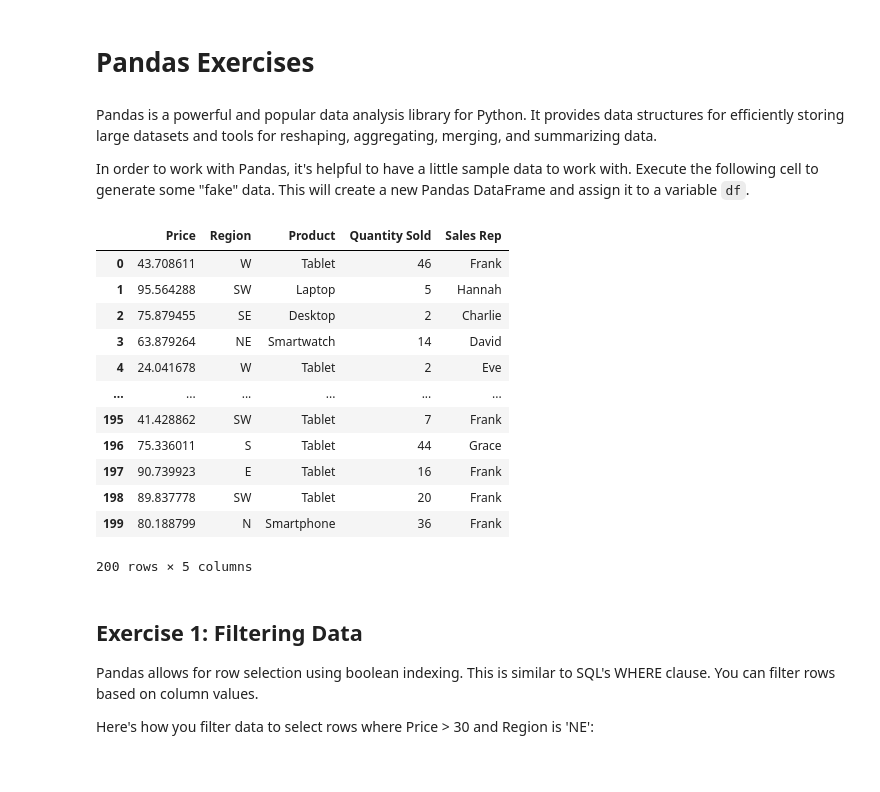
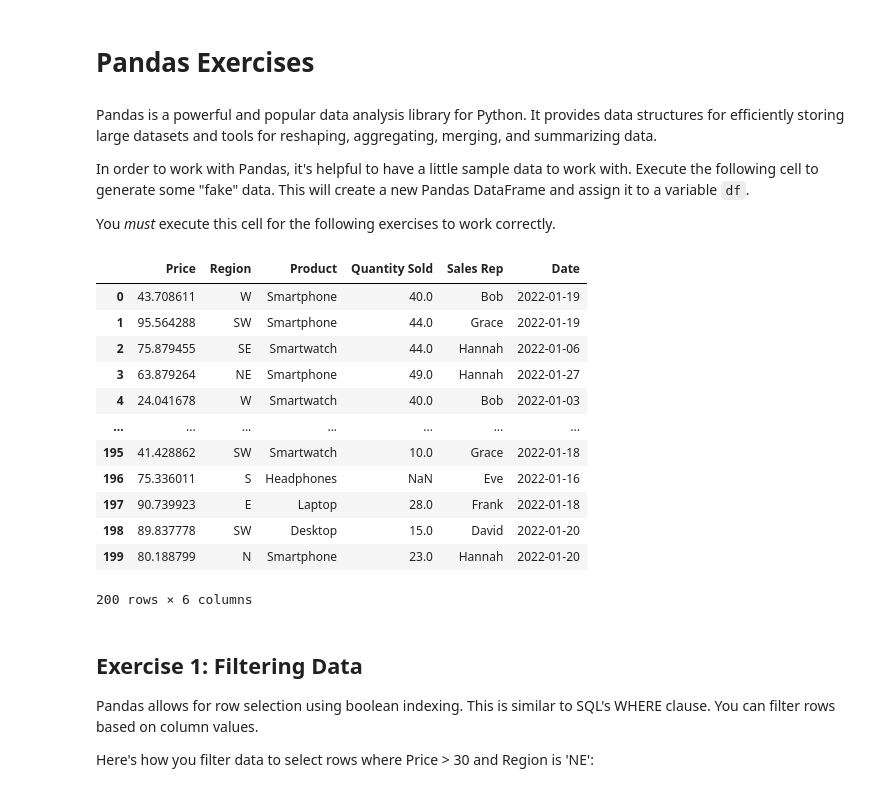
Before and after one commit to oliver-dxh/407-week1-assignment-intro-to-python, a Jupyter notebook: week1-assignment.ipynb, the cells around one changed output. Saved outputs shown, nothing was run; the diff lists cells and outputs as text; code cells hidden in the pictures.

```diff
--- a/week1-assignment.ipynb
+++ b/week1-assignment.ipynb
@@ -175,6 +181,8 @@ Write a piece of code that tries to access a key that doesn't exist in a diction
 Pandas is a powerful and popular data analysis library for Python. It provides data structures for efficiently storing large datasets and tools for reshaping, aggregating, merging, and summarizing data.
 
 In order to work with Pandas, it's helpful to have a little sample data to work with.  Execute the following cell to generate some "fake" data.  This will create a new Pandas DataFrame and assign it to a variable `df`.
+
+You *must* execute this cell for the following exercises to work correctly.
 # %%
 import random
 import pandas as pd
@@ -184,46 +192,72 @@ import numpy as np
 np.random.seed(42)
 
 # Generate sample data
 regions = ['NE', 'NW', 'SE', 'SW', 'S', 'N', 'E', 'W']
 data = {
     'Price': np.random.uniform(10, 100, 200),
     'Region': np.random.choice(regions, 200)
 }
 
 # Convert data to a pandas DataFrame
 df = pd.DataFrame(data)
 
 # Randomly generate "Product" data
 products = ['Laptop', 'Desktop', 'Tablet', 'Smartphone', 'Smartwatch', 'Headphones']
 product_data = [random.choice(products) for _ in range(200)]
 
 # Randomly generate "Quantity Sold" data
 quantity_data = [random.randint(1, 50) for _ in range(200)]
 
 # Randomly generate "Sales Rep" data
 sales_reps = ['Alice', 'Bob', 'Charlie', 'David', 'Eve', 'Frank', 'Grace', 'Hannah']
 sales_rep_data = [random.choice(sales_reps) for _ in range(200)]
 
 # Add these columns to the dataframe
 df['Product'] = product_data
 df['Quantity Sold'] = quantity_data
 df['Sales Rep'] = sales_rep_data
 
+# Add a date column
+from datetime import datetime, timedelta
+
+# Generate an uneven sequence of dates
+start_date = datetime(2022, 1, 1)
+date_range = [start_date + timedelta(days=random.randint(0,30)) for _ in range(df.shape[0])]
+
+# Make sure our generated dates don't exceed the end_date
+date_range = [date if date <= end_date else end_date for date in date_range]
+
+df['Date'] = date_range
+
+# Add some na's
+# Randomly select indices
+num_nans=3
+random_indices = df['Price'].sample(n=num_nans).index
+
+# Replace selected indices with NaN
+df.loc[random_indices, 'Price'] = np.nan
+
+random_indices = df['Quantity Sold'].sample(n=num_nans).index
+
+# Replace selected indices with NaN
+df.loc[random_indices, 'Quantity Sold'] = np.nan
+
+
 df
 # %% [output]
-|  | Price | Region | Product | Quantity Sold | Sales Rep |
-| 0 | 43.708611 | W | Tablet | 46 | Frank |
-| 1 | 95.564288 | SW | Laptop | 5 | Hannah |
-| 2 | 75.879455 | SE | Desktop | 2 | Charlie |
-| 3 | 63.879264 | NE | Smartwatch | 14 | David |
-| 4 | 24.041678 | W | Tablet | 2 | Eve |
-| ... | ... | ... | ... | ... | ... |
-| 195 | 41.428862 | SW | Tablet | 7 | Frank |
-| 196 | 75.336011 | S | Tablet | 44 | Grace |
-| 197 | 90.739923 | E | Tablet | 16 | Frank |
-| 198 | 89.837778 | SW | Tablet | 20 | Frank |
-| 199 | 80.188799 | N | Smartphone | 36 | Frank |
+|  | Price | Region | Product | Quantity Sold | Sales Rep | Date |
+| 0 | 43.708611 | W | Smartphone | 40.0 | Bob | 2022-01-19 |
+| 1 | 95.564288 | SW | Smartphone | 44.0 | Grace | 2022-01-19 |
+| 2 | 75.879455 | SE | Smartwatch | 44.0 | Hannah | 2022-01-06 |
+| 3 | 63.879264 | NE | Smartphone | 49.0 | Hannah | 2022-01-27 |
+| 4 | 24.041678 | W | Smartwatch | 40.0 | Bob | 2022-01-03 |
+| ... | ... | ... | ... | ... | ... | ... |
+| 195 | 41.428862 | SW | Smartwatch | 10.0 | Grace | 2022-01-18 |
+| 196 | 75.336011 | S | Headphones | NaN | Eve | 2022-01-16 |
+| 197 | 90.739923 | E | Laptop | 28.0 | Frank | 2022-01-18 |
+| 198 | 89.837778 | SW | Desktop | 15.0 | David | 2022-01-20 |
+| 199 | 80.188799 | N | Smartphone | 23.0 | Hannah | 2022-01-20 |
-200 rows × 5 columns
+200 rows × 6 columns
 # %% [markdown]
 ## Exercise 1: Filtering Data
 
```
Also changed, not shown: parts of 53 cells of this notebook, 1 other file.
